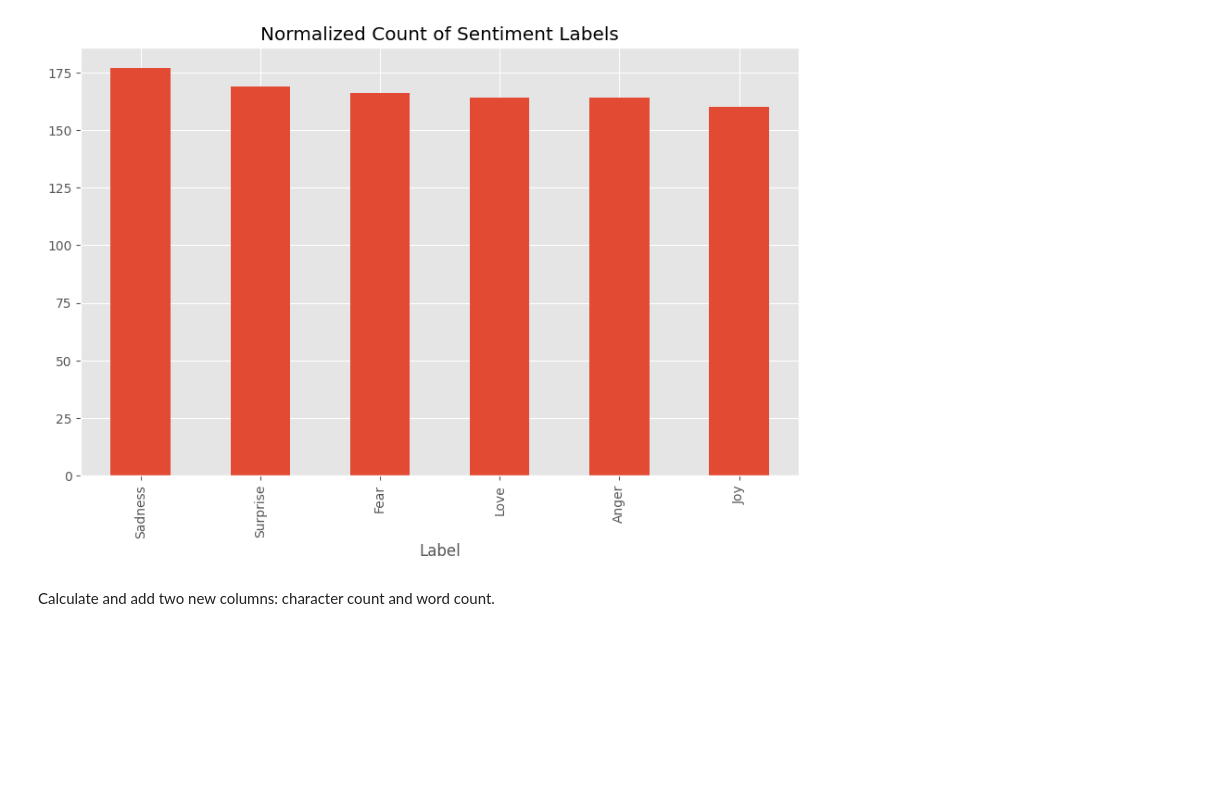
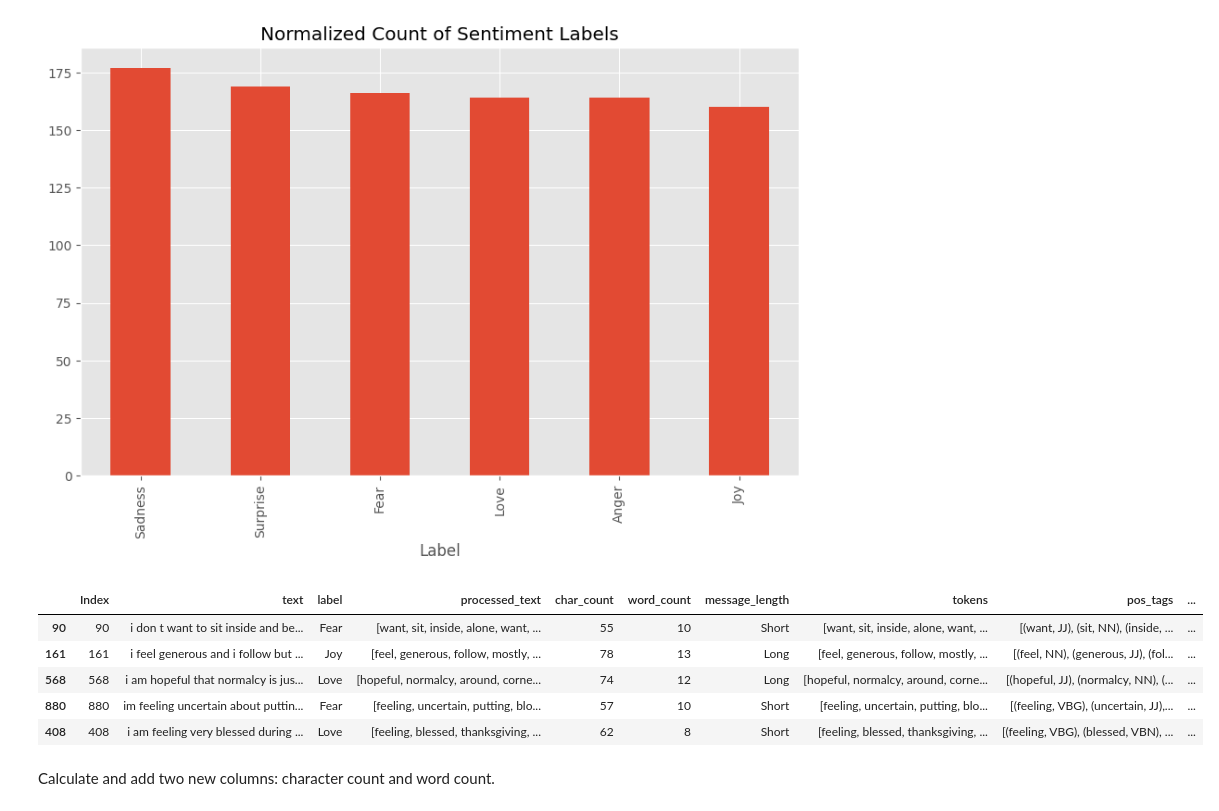
Before and after one commit to APaguil1990/AFFECTV_MCO, a Jupyter notebook: AFFECTV_MCO_Remake.ipynb, the cells around one changed output. Drawn from its saved outputs; the diff is of its cells as text; code cells hidden in the pictures; blank space fills up the shorter version.

```diff
--- a/AFFECTV_MCO_Remake.ipynb
+++ b/AFFECTV_MCO_Remake.ipynb
@@ -248,6 +248,15 @@ ax.set_xlabel('Label')
 plt.show()
 # %% [output]
 [figure]
+# %%
+df.head()
+# %% [output]
+|  | Index | text | label | processed_text | char_count | word_count | message_length | tokens | pos_tags | ... |
+| 90 | 90 | i don t want to sit inside and be... | Fear | [want, sit, inside, alone, want, ... | 55 | 10 | Short | [want, sit, inside, alone, want, ... | [(want, JJ), (sit, NN), (inside, ... | ... |
+| 161 | 161 | i feel generous and i follow but ... | Joy | [feel, generous, follow, mostly, ... | 78 | 13 | Long | [feel, generous, follow, mostly, ... | [(feel, NN), (generous, JJ), (fol... | ... |
+| 568 | 568 | i am hopeful that normalcy is jus... | Love | [hopeful, normalcy, around, corne... | 74 | 12 | Long | [hopeful, normalcy, around, corne... | [(hopeful, JJ), (normalcy, NN), (... | ... |
+| 880 | 880 | im feeling uncertain about puttin... | Fear | [feeling, uncertain, putting, blo... | 57 | 10 | Short | [feeling, uncertain, putting, blo... | [(feeling, VBG), (uncertain, JJ),... | ... |
+| 408 | 408 | i am feeling very blessed during ... | Love | [feeling, blessed, thanksgiving, ... | 62 | 8 | Short | [feeling, blessed, thanksgiving, ... | [(feeling, VBG), (blessed, VBN), ... | ... |
 # %% [markdown]
 Calculate and add two new columns: character count and word count.
 # %%
```
Also changed, not shown: parts of 11 cells of this notebook.
